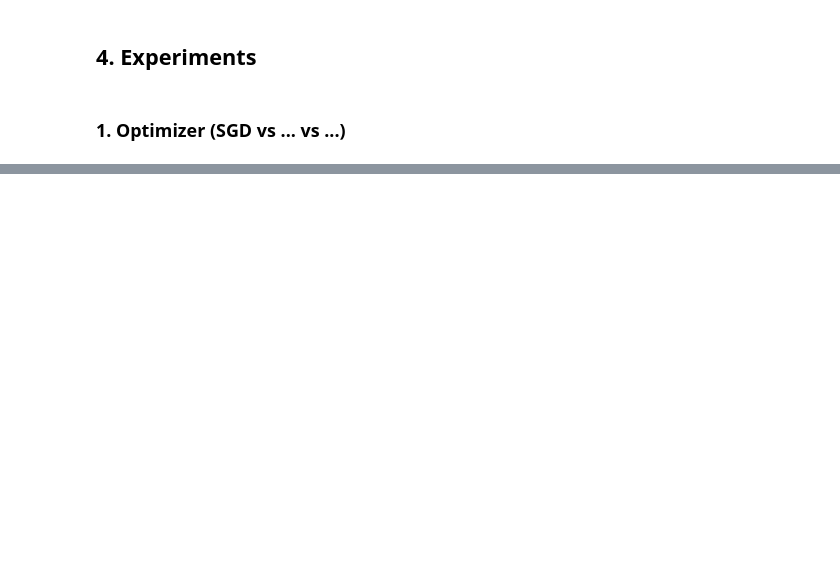
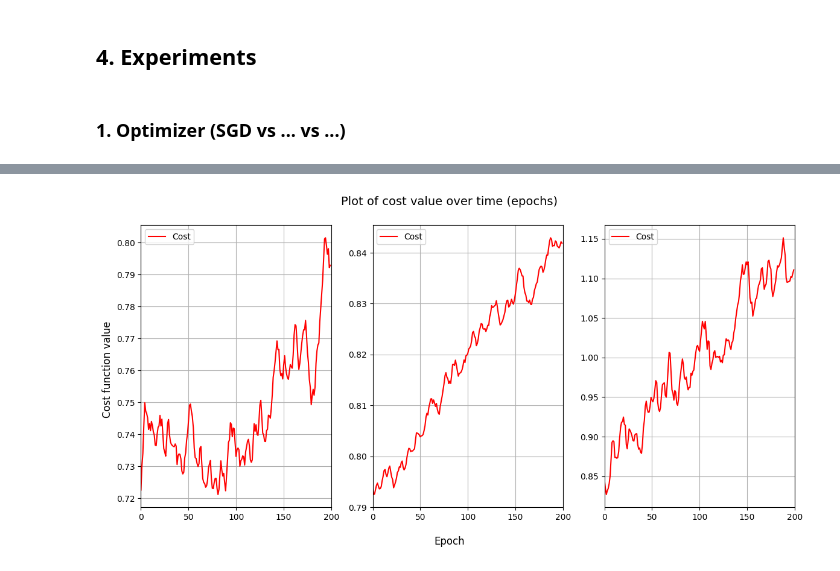
Before and after one commit to Krisenberg/neural-networks, a Jupyter notebook: src/lab_4/pytorch.ipynb, the cells around one changed output, grey strips where cells are left out. Drawn from its saved outputs; the diff is of its cells as text; code cells hidden in the pictures; blank space fills up the shorter version.

Commit message:
Fixed compare_plots function

```diff
--- a/src/lab_4/pytorch.ipynb
+++ b/src/lab_4/pytorch.ipynb
@@ -293,22 +293,27 @@ def compare_plots(*results, cost: bool = False):
     rows = ((len(results) - 1) // 3) + 1
 
     fig, axs = plt.subplots(nrows=rows, ncols=cols, figsize=(12, 6))
-    for i, res in enumerate(results):
-        x = [j for j in range(len(res))]
-        ax: Axes = axs[i]
-        if cost:
-            cost = [res[j]['cost'] for j in x]
-            ax.plot(x, cost, linestyle='-', color='r', label='Cost')
-        else:
-            accuracy = [res[j]['accuracy'] for j in x]
-            recall = [res[j]['recall'] for j in x]
-            f1 = [res[j]['f1'] for j in x]
-            ax.plot(x, accuracy, linestyle='-', color='b', label='Accuracy')
-            ax.plot(x, recall, linestyle='-', color='r', label='Recall')
-            ax.plot(x, f1, linestyle='-', color='g', label='F1 Score')
-        ax.set_xlim(0, len(res))
-        ax.legend()
-        ax.grid(True)
+    for i in range(rows):
+        for j in range(cols):
+            ax: Axes = axs[i][j] if rows > 1 else axs[j]
+            if (3 * i) + j < len(results):
+                res = results[(3 * i) + j]
+                x = [k for k in range(len(res))]
+                if cost:
+                    cost = [res[j]['cost'] for j in x]
+                    ax.plot(x, cost, linestyle='-', color='r', label='Cost')
+                else:
+                    accuracy = [res[j]['accuracy'] for j in x]
+                    recall = [res[j]['recall'] for j in x]
+                    f1 = [res[j]['f1'] for j in x]
+                    ax.plot(x, accuracy, linestyle='-', color='b', label='Accuracy')
+                    ax.plot(x, recall, linestyle='-', color='r', label='Recall')
+                    ax.plot(x, f1, linestyle='-', color='g', label='F1 Score')
+                ax.set_xlim(0, len(res))
+                ax.legend()
+                ax.grid(True)
+            else:
+                ax.set_visible(False)
 
     fig.supxlabel('Epoch', fontsize=12)
     if cost:
@@ -416,0 +473,4 @@ compare_plots(results, results)
+# %%
+compare_plots(results_sgd, results_adam, results_adamw, cost=True)
+# %% [output]
+[figure, added]
```
Also changed, not shown: parts of 4 cells of this notebook.
